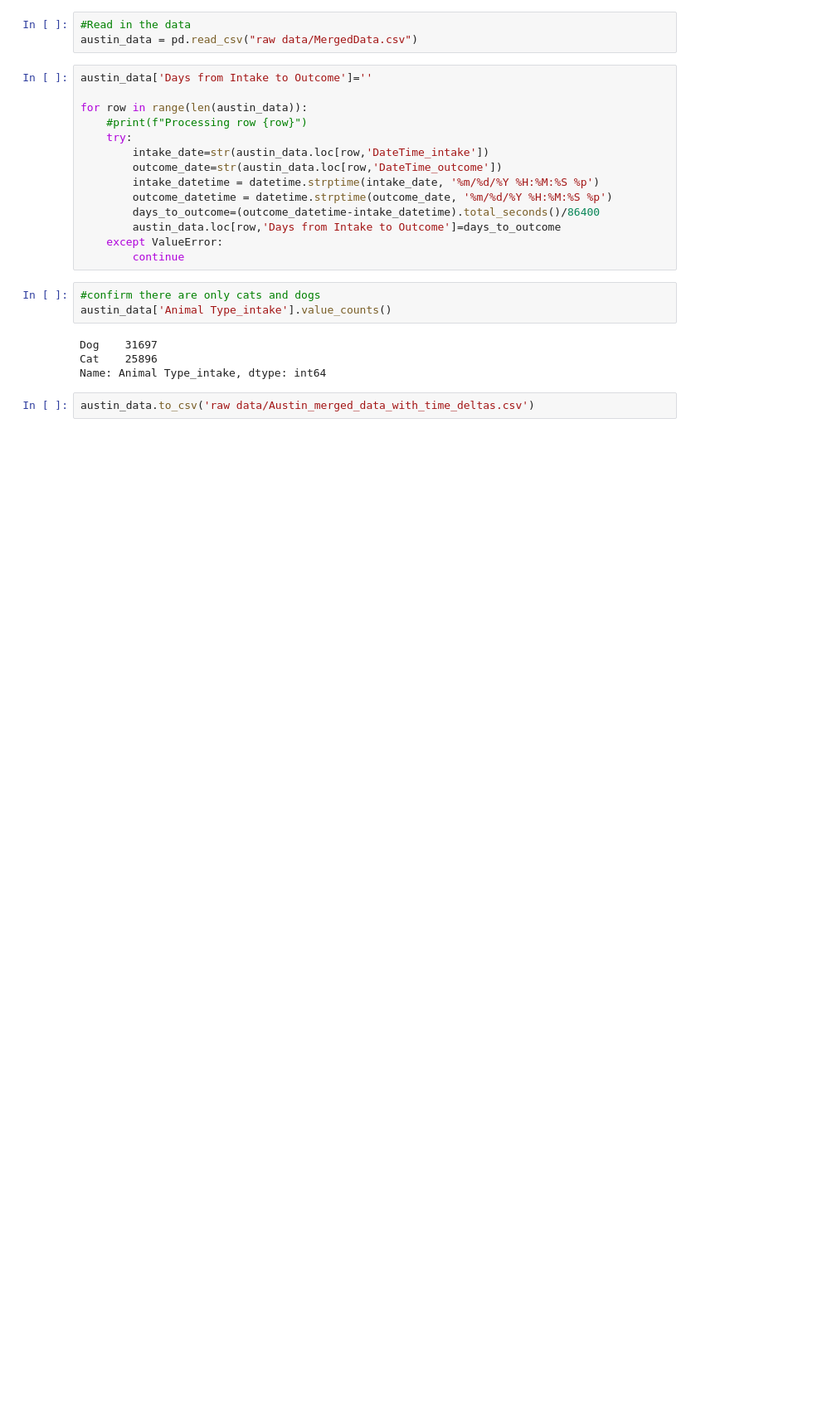
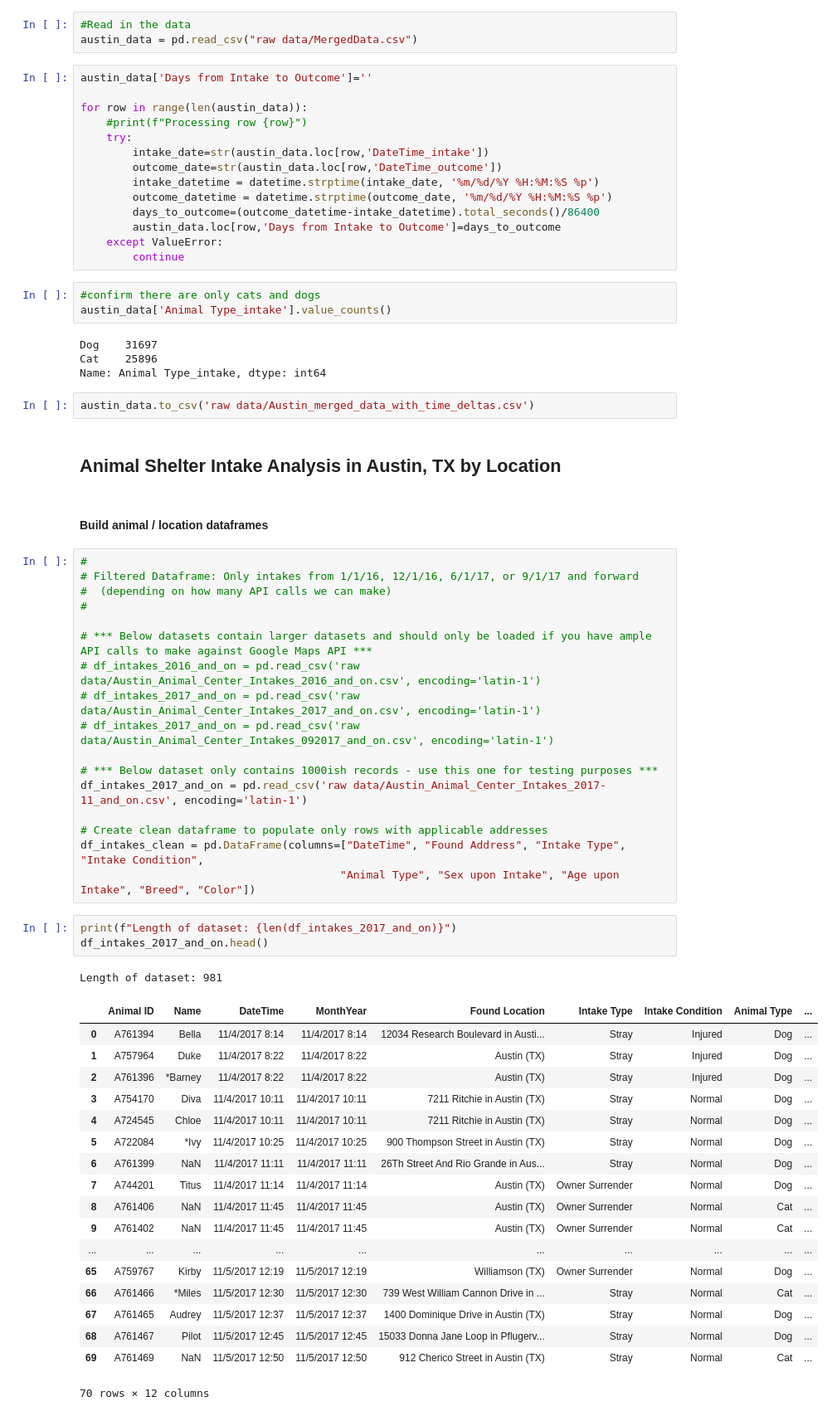
Before and after one commit to carlospisani10/Animal-Shelter-Analysis, a Jupyter notebook: Cleanup.ipynb, the cells around one changed output. Shown: that part at 83% size. Saved outputs shown, nothing was run; the diff lists cells and outputs as text; blank space fills up the shorter version.

Commit message:
Merged team clean up and analyis files.  Start troublshooting

```diff
--- a/Cleanup.ipynb
+++ b/Cleanup.ipynb
@@ -384,3 +396,47 @@ Cat    25896
 Name: Animal Type_intake, dtype: int64
 # %%
 austin_data.to_csv('raw data/Austin_merged_data_with_time_deltas.csv')
+# %% [markdown]
+## Animal Shelter Intake Analysis in Austin, TX by Location
+# %% [markdown]
+#### Build animal / location dataframes
+# %%
+#
+# Filtered Dataframe: Only intakes from 1/1/16, 12/1/16, 6/1/17, or 9/1/17 and forward
+#  (depending on how many API calls we can make)
+#
+
+# *** Below datasets contain larger datasets and should only be loaded if you have ample API calls to make against Google Maps API ***
+# df_intakes_2016_and_on = pd.read_csv('raw data/Austin_Animal_Center_Intakes_2016_and_on.csv', encoding='latin-1')
+# df_intakes_2017_and_on = pd.read_csv('raw data/Austin_Animal_Center_Intakes_2017_and_on.csv', encoding='latin-1')
+# df_intakes_2017_and_on = pd.read_csv('raw data/Austin_Animal_Center_Intakes_092017_and_on.csv', encoding='latin-1')
+
+# *** Below dataset only contains 1000ish records - use this one for testing purposes ***
+df_intakes_2017_and_on = pd.read_csv('raw data/Austin_Animal_Center_Intakes_2017-11_and_on.csv', encoding='latin-1')
+
+# Create clean dataframe to populate only rows with applicable addresses
+df_intakes_clean = pd.DataFrame(columns=["DateTime", "Found Address", "Intake Type", "Intake Condition",
+                                        "Animal Type", "Sex upon Intake", "Age upon Intake", "Breed", "Color"])
+# %%
+print(f"Length of dataset: {len(df_intakes_2017_and_on)}")
+df_intakes_2017_and_on.head()
+# %% [output]
+Length of dataset: 981
+|  | Animal ID | Name | DateTime | MonthYear | Found Location | Intake Type | Intake Condition | Animal Type | ... |
+| 0 | A761394 | Bella | 11/4/2017 8:14 | 11/4/2017 8:14 | 12034 Research Boulevard in Austi... | Stray | Injured | Dog | ... |
+| 1 | A757964 | Duke | 11/4/2017 8:22 | 11/4/2017 8:22 | Austin (TX) | Stray | Injured | Dog | ... |
+| 2 | A761396 | *Barney | 11/4/2017 8:22 | 11/4/2017 8:22 | Austin (TX) | Stray | Injured | Dog | ... |
+| 3 | A754170 | Diva | 11/4/2017 10:11 | 11/4/2017 10:11 | 7211 Ritchie in Austin (TX) | Stray | Normal | Dog | ... |
+| 4 | A724545 | Chloe | 11/4/2017 10:11 | 11/4/2017 10:11 | 7211 Ritchie in Austin (TX) | Stray | Normal | Dog | ... |
+| 5 | A722084 | *Ivy | 11/4/2017 10:25 | 11/4/2017 10:25 | 900 Thompson Street in Austin (TX) | Stray | Normal | Dog | ... |
+| 6 | A761399 | NaN | 11/4/2017 11:11 | 11/4/2017 11:11 | 26Th Street And Rio Grande in Aus... | Stray | Normal | Dog | ... |
+| 7 | A744201 | Titus | 11/4/2017 11:14 | 11/4/2017 11:14 | Austin (TX) | Owner Surrender | Normal | Dog | ... |
+| 8 | A761406 | NaN | 11/4/2017 11:45 | 11/4/2017 11:45 | Austin (TX) | Owner Surrender | Normal | Cat | ... |
+| 9 | A761402 | NaN | 11/4/2017 11:45 | 11/4/2017 11:45 | Austin (TX) | Owner Surrender | Normal | Cat | ... |
+| ... | ... | ... | ... | ... | ... | ... | ... | ... | ... |
+| 65 | A759767 | Kirby | 11/5/2017 12:19 | 11/5/2017 12:19 | Williamson (TX) | Owner Surrender | Normal | Dog | ... |
+| 66 | A761466 | *Miles | 11/5/2017 12:30 | 11/5/2017 12:30 | 739 West William Cannon Drive in ... | Stray | Normal | Cat | ... |
+| 67 | A761465 | Audrey | 11/5/2017 12:37 | 11/5/2017 12:37 | 1400 Dominique Drive in Austin (TX) | Stray | Normal | Dog | ... |
+| 68 | A761467 | Pilot | 11/5/2017 12:45 | 11/5/2017 12:45 | 15033 Donna Jane Loop in Pflugerv... | Stray | Normal | Dog | ... |
+| 69 | A761469 | NaN | 11/5/2017 12:50 | 11/5/2017 12:50 | 912 Cherico Street in Austin (TX) | Stray | Normal | Cat | ... |
+70 rows × 12 columns
```
Also changed, not shown: parts of 56 cells of this notebook, 22 other files.
